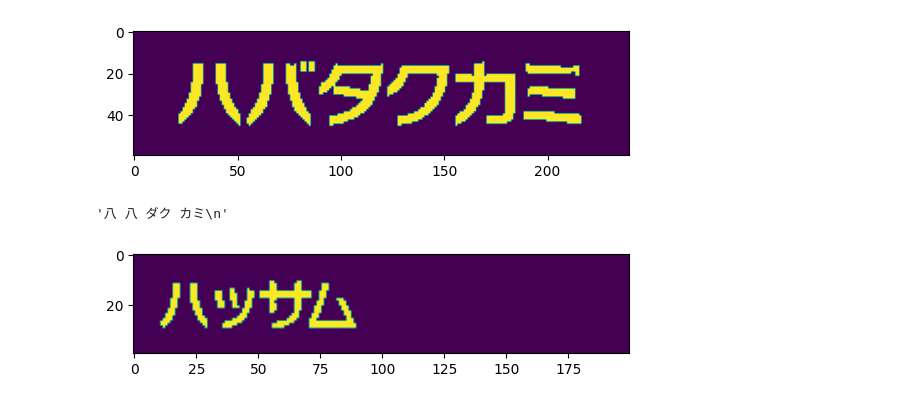
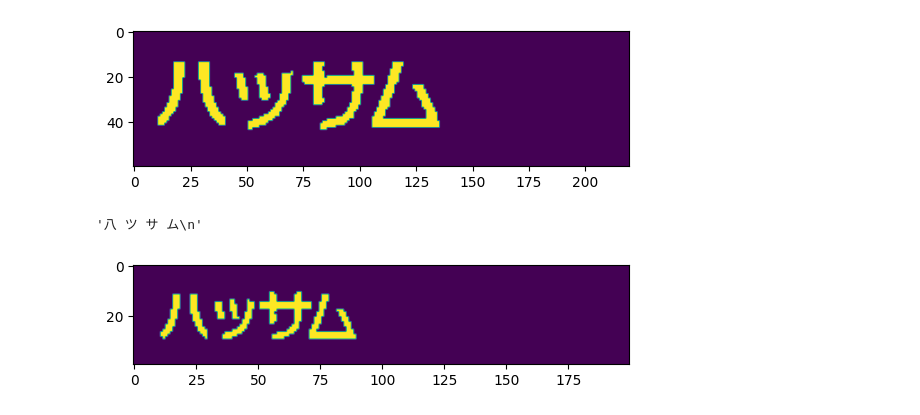
Before and after one commit to fufufukakaka/poke_battle_logger, a Jupyter notebook: notebook/対戦中のポケモン名抽出_tesseract検証.ipynb, the cells around one changed output. Drawn from its saved outputs; the diff is of its cells as text; code cells hidden in the pictures.

Commit message:
update templates

```diff
--- a/notebook/対戦中のポケモン名抽出_tesseract検証.ipynb
+++ b/notebook/対戦中のポケモン名抽出_tesseract検証.ipynb
@@ -5,18 +5,18 @@ from matplotlib import pyplot as plt
 import editdistance
 import collections
 # %%
-message = cv2.imread("../template_images/labeled_pokemon_name_window_templates/ハバタクカミ_19202.png", 0)
+message = cv2.imread("../template_images/labeled_pokemon_name_window_templates/ハッサム_19208.png", 0)
 threshold_value = 180
 max_value = 255
 _, message = cv2.threshold(message, threshold_value, max_value, cv2.THRESH_BINARY)
 plt.imshow(message)
 plt.show()
 # %% [output]
-[figure, old version]
+[figure, new version]
 # %%
 pytesseract.image_to_string(message, lang="jpn", config='--psm 6')
 # %% [output]
-'八 八 ダク カミ\n'
+'八 ツ サ ム\n'
 # %%
 # 日本語名の場合: ケース1
 
```
Also changed, not shown: 18 other files.
